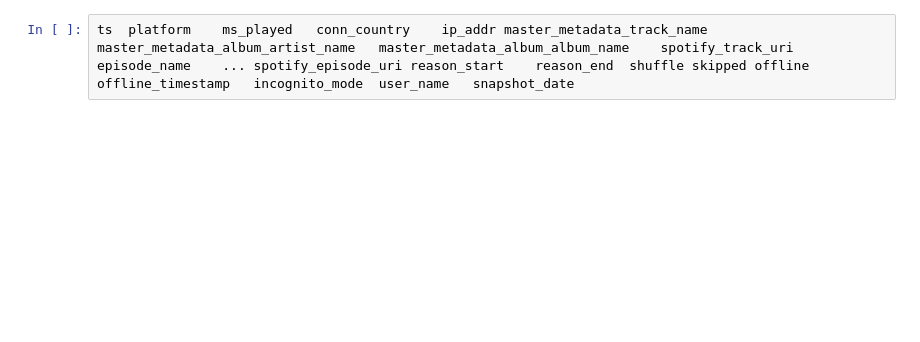
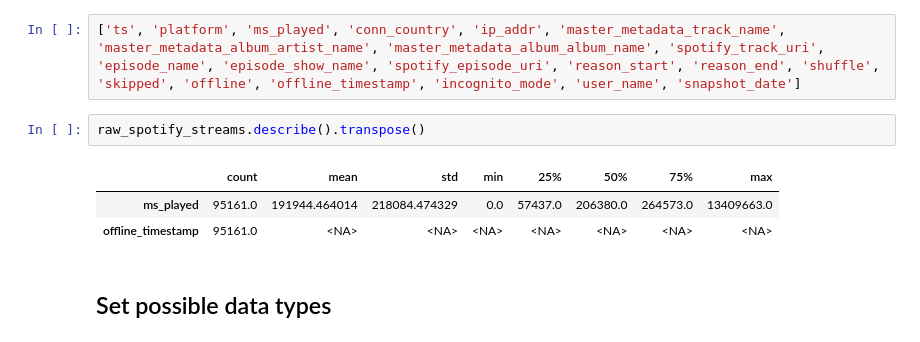
Before and after one commit to joseph-higaki/spotify_insights, a Jupyter notebook: notebooks/eda_raw.ipynb, the cells around one changed output. Cells and saved outputs as stored; diff of their text form; blank space fills up the shorter version.

```diff
--- a/notebooks/eda_raw.ipynb
+++ b/notebooks/eda_raw.ipynb
@@ -10,2 +39,10 @@ df = read_from_gcs_folder
 # %%
-ts	platform	ms_played	conn_country	ip_addr	master_metadata_track_name	master_metadata_album_artist_name	master_metadata_album_album_name	spotify_track_uri	episode_name	...	spotify_episode_uri	reason_start	reason_end	shuffle	skipped	offline	offline_timestamp	incognito_mode	user_name	snapshot_date
+['ts', 'platform', 'ms_played', 'conn_country', 'ip_addr', 'master_metadata_track_name', 'master_metadata_album_artist_name', 'master_metadata_album_album_name', 'spotify_track_uri', 'episode_name', 'episode_show_name', 'spotify_episode_uri', 'reason_start', 'reason_end', 'shuffle', 'skipped', 'offline', 'offline_timestamp', 'incognito_mode', 'user_name', 'snapshot_date']
+# %%
+raw_spotify_streams.describe().transpose()
+# %% [output]
+|  | count | mean | std | min | 25% | 50% | 75% | max |
+| ms_played | 95161.0 | 191944.464014 | 218084.474329 | 0.0 | 57437.0 | 206380.0 | 264573.0 | 13409663.0 |
+| offline_timestamp | 95161.0 | <NA> | <NA> | <NA> | <NA> | <NA> | <NA> | <NA> |
+# %% [markdown]
+## Set possible data types
```
Also changed, not shown: parts of 24 cells of this notebook, 2 other files.
